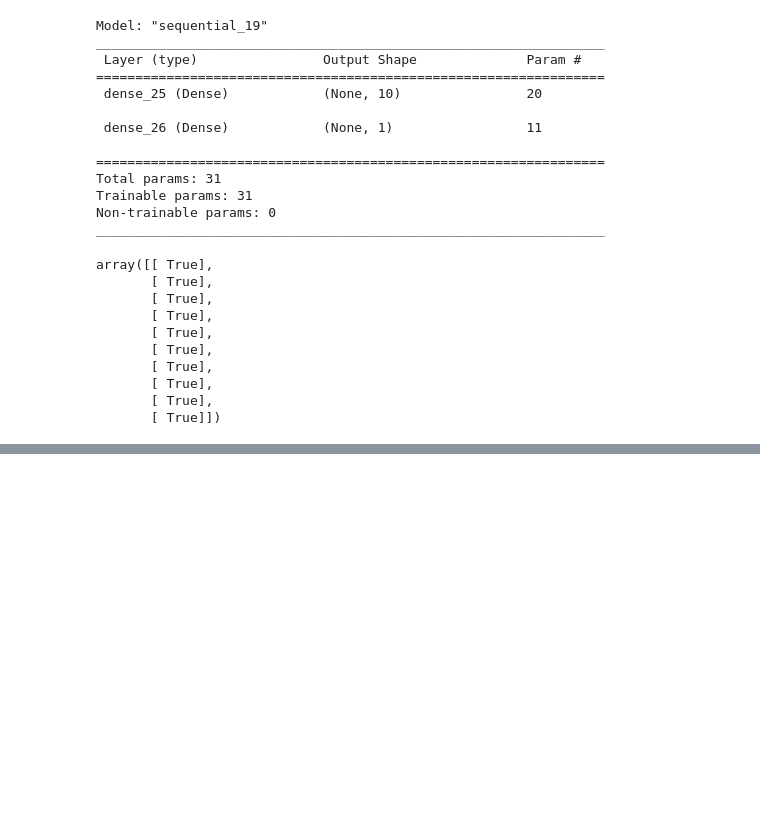
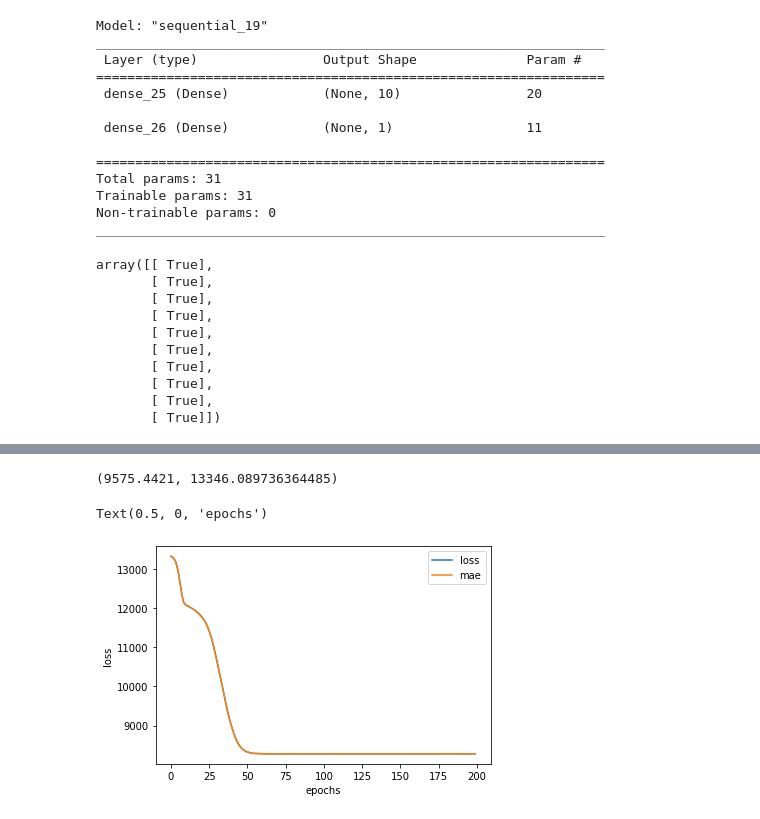
Before and after one commit to mafaldasalomao/neural_network_regression, a Jupyter notebook: 01_neural_network_regression_TF.ipynb, the cells around one changed output, grey strips where cells are left out. Cells and saved outputs as stored; diff of their text form; code cells hidden in the pictures; blank space fills up the shorter version.

```diff
--- a/01_neural_network_regression_TF.ipynb
+++ b/01_neural_network_regression_TF.ipynb
@@ -614,0 +692,5 @@ array([[ True],
+# %%
+#Creating train and test sets
+from sklearn.model_selection import train_test_split
+X_train, X_test, y_train, y_test = train_test_split(X, y, test_size=0.2, random_state=42)
+len(X), len(X_train), len(X_test)
@@ -614,0 +708,18 @@ array([[ True],
+# %%
+ #Building new network
+ tf.random.set_seed(42)
+
+
+
+ insure_model = tf.keras.Sequential([
+     tf.keras.layers.Dense(10),
+     tf.keras.layers.Dense(1)
+ ])
+
+
+#compile model
+insure_model.compile(loss=tf.keras.losses.mae,
+                     optimizer=tf.keras.optimizers.SGD(),
+                     metrics=["mae"])
+#fit model
+insure_model.fit(tf.expand_dims(X_train, axis=-1), y_train, epochs=100)
@@ -614,0 +751,28 @@ array([[ True],
+# %%
+y_train.median(), y_train.mean()
+# %% [output]
+(9575.4421, 13346.089736364485)
+# %%
+#improve the model
+tf.random.set_seed(42)
+
+
+insurance_model = tf.keras.Sequential([
+    tf.keras.layers.Dense(100),
+    tf.keras.layers.Dense(10),
+    tf.keras.layers.Dense(1)
+])
+
+#Compile the model
+insurance_model.compile(loss=tf.keras.losses.mae,
+                        optimizer=tf.keras.optimizers.Adam(),
+                        metrics=["mae"])
+#fit the model
+history = insurance_model.fit(tf.expand_dims(X_train, axis=-1), y_train, epochs=200, verbose=0)
+# %%
+pd.DataFrame(history.history).plot()
+plt.ylabel("loss")
+plt.xlabel("epochs")
+# %% [output]
+Text(0.5, 0, 'epochs')
+[figure, added]
```
Also changed, not shown: parts of 18 cells of this notebook.
